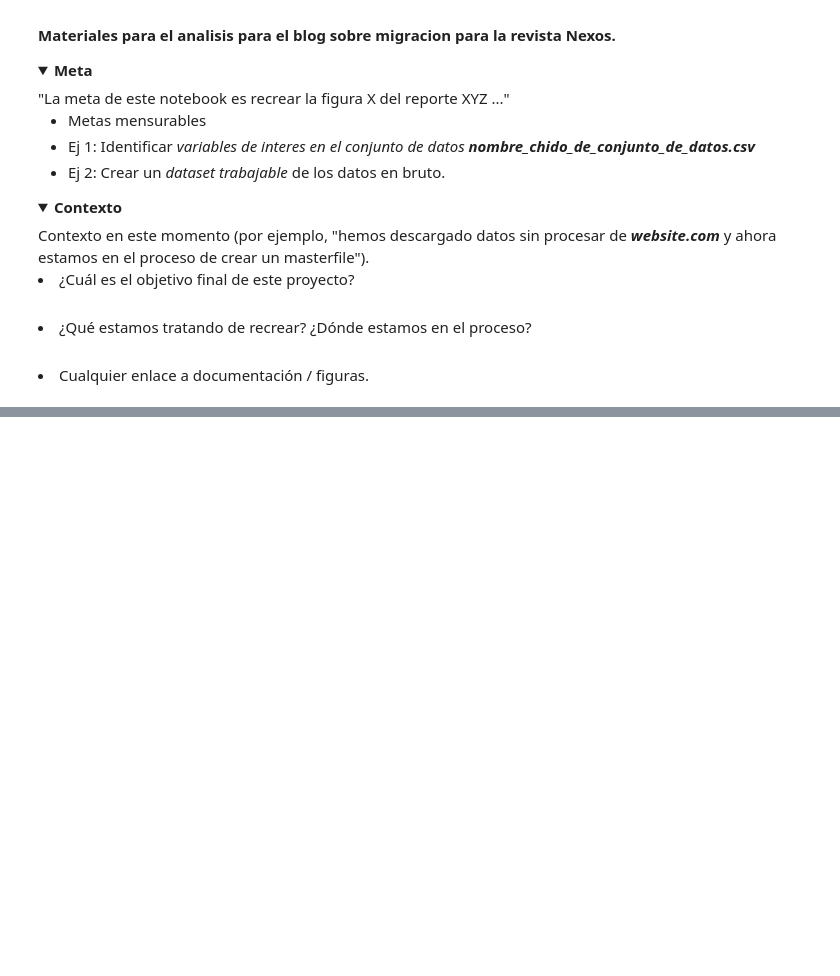
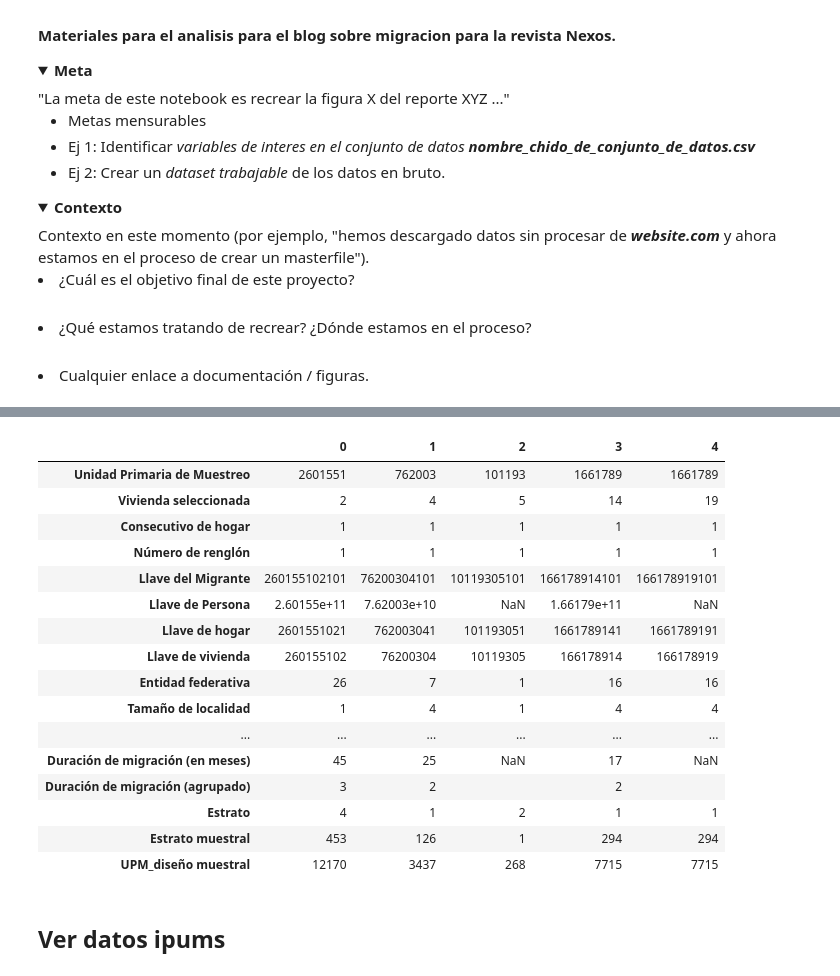
Before and after one commit to chekos/blog-nexos-migracion, a Jupyter notebook: notebooks/00_DataPrep.ipynb, the cells around one changed output, grey strips where cells are left out. Saved outputs shown, nothing was run; the diff lists cells and outputs as text; code cells hidden in the pictures; folded sections open; blank space fills up the shorter version.

```diff
--- a/notebooks/00_DataPrep.ipynb
+++ b/notebooks/00_DataPrep.ipynb
@@ -39,0 +111,8 @@ data = pd.read_
+# %%
+diccionario_migrante = diccionario_excel.parse("TMIGRANTE", skiprows=19)
+# %%
+variables = diccionario_migrante[['Mnemónico', 'Nombre']].dropna(how = 'all')
+# %%
+variables_dic = {}
+for indice, valores in variables.iterrows():
+    variables_dic[valores[0]] = valores[1]
@@ -39,0 +139,26 @@ data = pd.read_
+# %%
+datos_migrante.columns = [col.upper() for col in datos_migrante.columns]
+
+datos_migrante.rename(columns = variables_dic, inplace = True)
+# %%
+datos_migrante.head().T
+# %% [output]
+|  | 0 | 1 | 2 | 3 | 4 |
+| Unidad Primaria de Muestreo | 2601551 | 762003 | 101193 | 1661789 | 1661789 |
+| Vivienda seleccionada | 2 | 4 | 5 | 14 | 19 |
+| Consecutivo de hogar | 1 | 1 | 1 | 1 | 1 |
+| Número de renglón | 1 | 1 | 1 | 1 | 1 |
+| Llave del Migrante | 260155102101 | 76200304101 | 10119305101 | 166178914101 | 166178919101 |
+| Llave de Persona | 2.60155e+11 | 7.62003e+10 | NaN | 1.66179e+11 | NaN |
+| Llave de hogar | 2601551021 | 762003041 | 101193051 | 1661789141 | 1661789191 |
+| Llave de vivienda | 260155102 | 76200304 | 10119305 | 166178914 | 166178919 |
+| Entidad federativa | 26 | 7 | 1 | 16 | 16 |
+| Tamaño de localidad | 1 | 4 | 1 | 4 | 4 |
+| ... | ... | ... | ... | ... | ... |
+| Duración de migración (en meses) | 45 | 25 | NaN | 17 | NaN |
+| Duración de migración (agrupado) | 3 | 2 |  | 2 |  |
+| Estrato | 4 | 1 | 2 | 1 | 1 |
+| Estrato muestral | 453 | 126 | 1 | 294 | 294 |
+| UPM_diseño muestral | 12170 | 3437 | 268 | 7715 | 7715 |
+# %% [markdown]
+## Ver datos ipums
```
Also changed, not shown: parts of 15 cells of this notebook.
